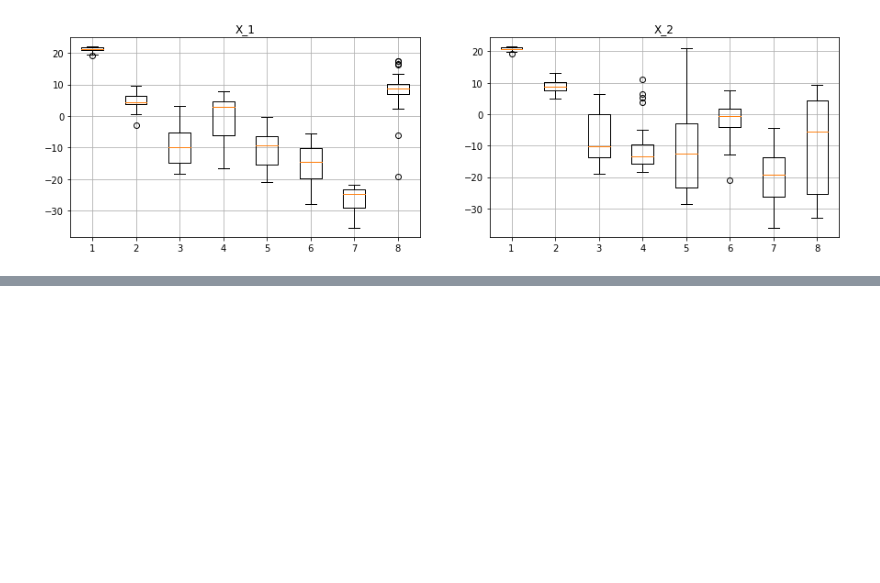
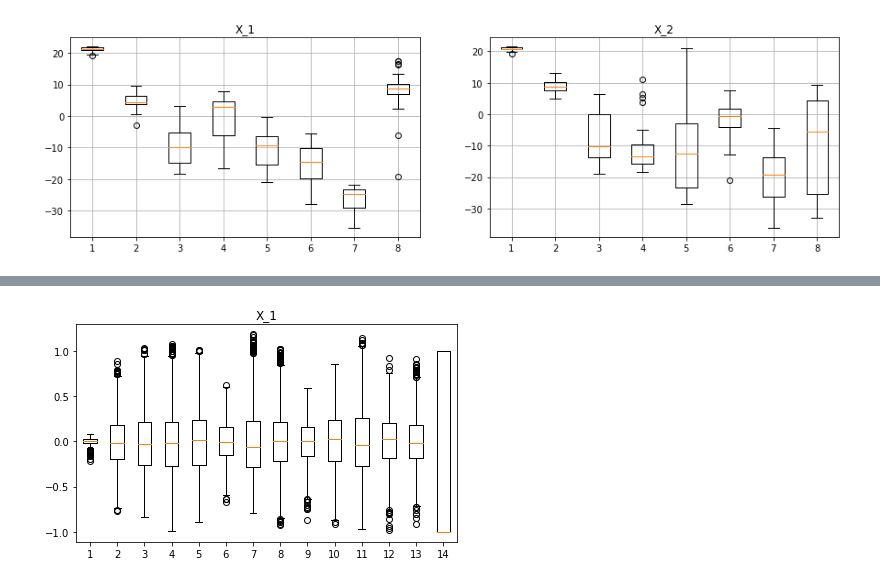
Before and after one commit to faku99/MLG_Labs, a Jupyter notebook: pw2/example_mfcc.ipynb, the cells around one changed output, grey strips where cells are left out. Saved outputs shown, nothing was run; the diff lists cells and outputs as text; code cells hidden in the pictures; blank space fills up the shorter version.

Commit message:
Update data structure

```diff
--- a/pw2/example_mfcc.ipynb
+++ b/pw2/example_mfcc.ipynb
@@ -92,0 +49,86 @@ Text(0.5,1,'X_1')
+# %%
+import os
+path = '/home/arthur/Projects/MLG_Labs/pw2/vowels/'
+files = []
+ceps = []
+ceps_concat = []
+ceps_normalized = []
+medians = []
+maxs = []
+
+def getFullDataSet(path, pop1, pop2):
+
+    files0 = []
+    files1 = []
+    ceps_concat0 = []
+    ceps_concat1 = []
+    ceps_normalized0 = []
+    ceps_normalized1 = []
+    medians0 = []
+    medians1 = []
+    maxs0 = []
+    maxs1 = []
+
+    for i in range(13):
+        ceps_concat0.append([])
+        ceps_concat1.append([])
+        ceps_normalized0.append([])
+        ceps_normalized1.append([])
+
+
+
+    for i in os.listdir(path):
+        if os.path.isfile(os.path.join(path,i)) and pop1 in i:
+            files0.append(i)
+        if os.path.isfile(os.path.join(path,i)) and pop2 in i:
+            files1.append(i)
+
+    sample_rate, X = wav.read(os.path.join(PATH, files0[0]))
+    ceps0 = mfcc(X, samplerate=sample_rate, nfft=1024, numcep=13)
+
+    for i in range(len(files0)-1):
+        sample_rate, X = wav.read(os.path.join(PATH, files0[i+1]))
+        ceps0 = np.concatenate((ceps0, mfcc(X, samplerate=sample_rate, nfft=1024, numcep=13)), axis=0)
+
+    sample_rate, X = wav.read(os.path.join(PATH, files1[0]))
+    ceps1 = mfcc(X, samplerate=sample_rate, nfft=1024, numcep=13)
+
+    for i in range(len(files1)-1):
+        sample_rate, X = wav.read(os.path.join(PATH, files1[i+1]))
+        ceps1 = np.concatenate((ceps1, mfcc(X, samplerate=sample_rate, nfft=1024, numcep=13)), axis=0)
+
+    for i in range(len(ceps0[:])):
+        medians0 = ceps0.mean(axis=0)
+        maxs0 = numpy.max(np.abs(ceps0), axis=0)
+
+    for i in range(len(ceps1[:])):
+        medians1 = ceps1.mean(axis=0)
+        maxs1 = numpy.max(np.abs(ceps1), axis=0)
+
+    for i in range(len(ceps0)):
+        for j in range(len(ceps0[i])):
+            ceps0[i][j] = (ceps0[i][j] - medians0[j]) / maxs0[j]
+
+    for i in range(len(ceps1)):
+        for j in range(len(ceps1[i])):
+            ceps1[i][j] = (ceps1[i][j] - medians1[j]) / maxs1[j]
+
+
+    len0 = len(ceps0[:]) # Toutes les colonnes ont la meme longueur normalement
+    len1 = len(ceps1[:])
+    class0 = np.ones(len(ceps0))
+    class1 = -1*np.ones(len(ceps1))
+
+
+    ceps0 = np.concatenate((ceps0, np.array(class0)[:, None]), axis = 1)
+    ceps1 = np.concatenate((ceps1, np.array(class1)[:, None]), axis = 1)
+
+    ceps_total = np.concatenate((ceps0, ceps1), axis=0)
+    return ceps_total
+
+print(str(len(ceps)))
+pl.figure(figsize=(15,4))
+pl.subplot(1,2,1)
+pl.boxplot(getFullDataSet(path, 'nam', 'naf'))
+pl.title('X_1')
+# %% [output]
@@ -93,3 +137,4 @@ Text(0.5,1,'X_1')
+[figure, added]
 # %%
 def split_dataset(dataset, n_parts=5):
     n_rows = dataset.shape[0]
```
Also changed, not shown: parts of 3 cells of this notebook.
